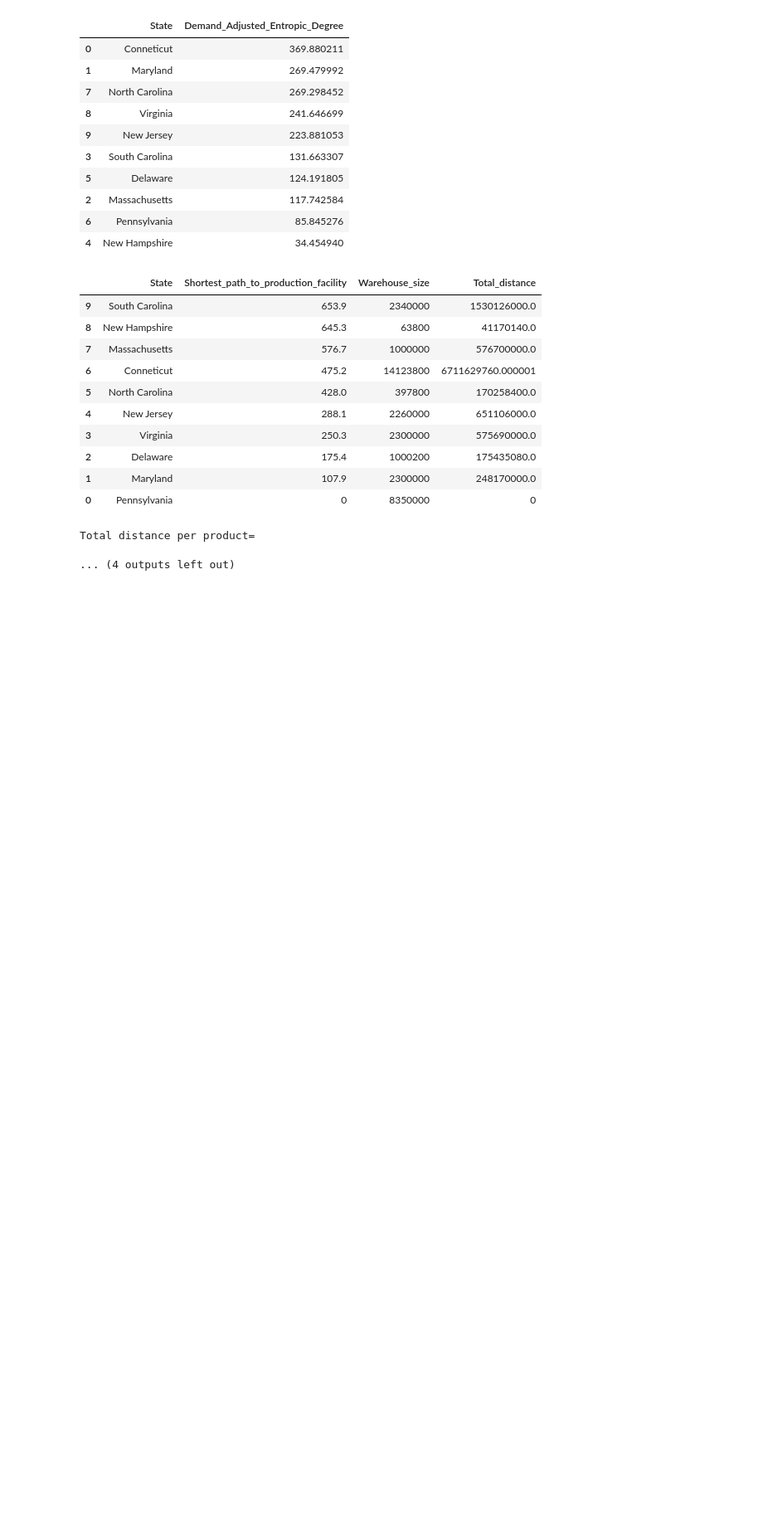
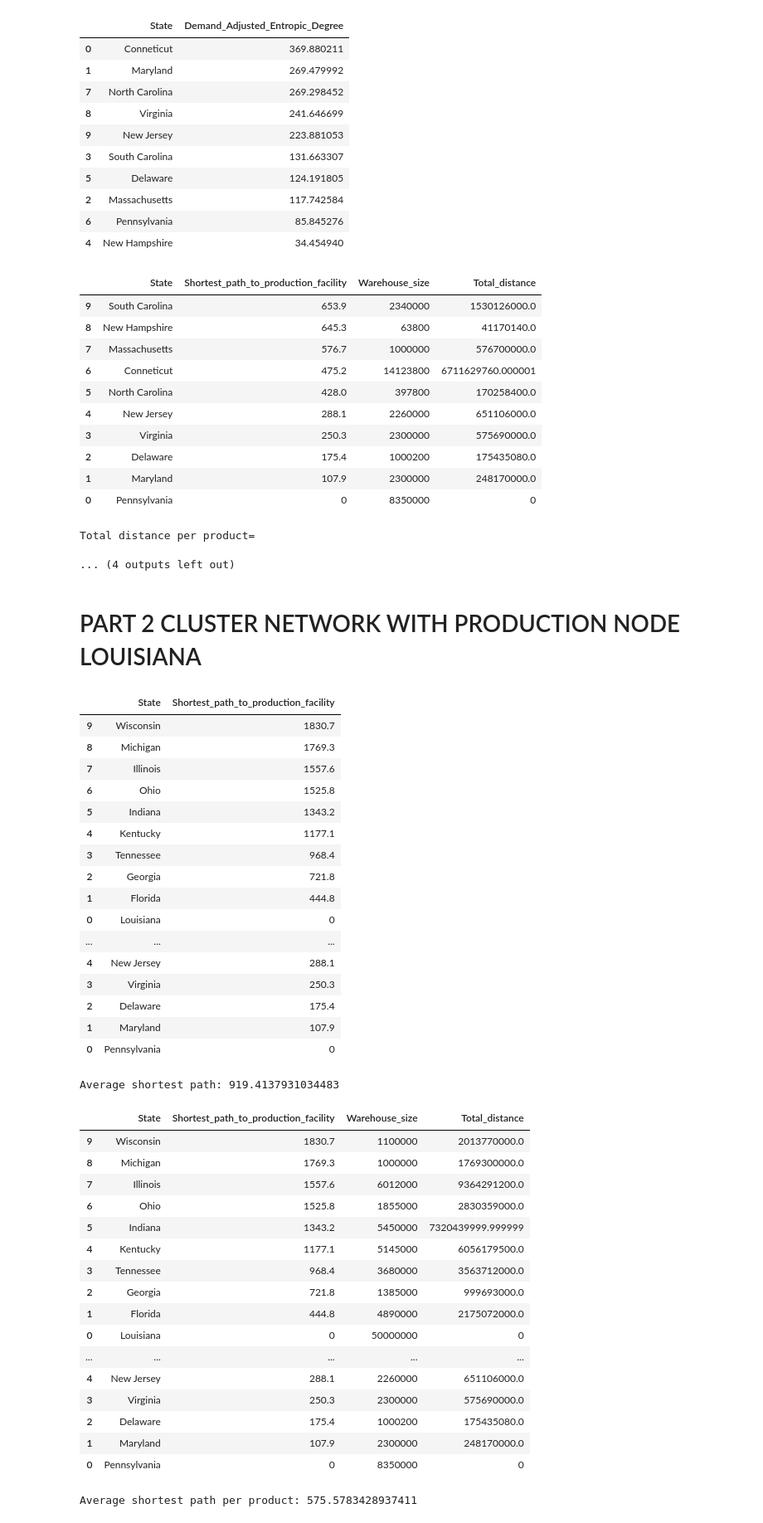
Before and after one commit to kelvinengee/network, a Jupyter notebook: Mississippi.ipynb, the cells around one changed output. Shown at 83% size. Cells and saved outputs as stored; diff of their text form; code cells hidden in the pictures; blank space fills up the shorter version.

```diff
--- a/Mississippi.ipynb
+++ b/Mississippi.ipynb
@@ -1412,3 +1444,63 @@ def metrics_cluster(graph1,graph2,graph3,weight,demand,location1,location2,locat
 
     import warnings
     warnings.filterwarnings("ignore")
+# %%
+def metrics_cluster(graph1,graph2,graph3,weight,demand,location1,location2,location3):
+    global b4
+    b1 = shortest_path(graph1,location1,weight)
+    b2 = shortest_path(graph2,location2,weight)
+    b3 = shortest_path(graph3,location3,weight)
+    b4 = pd.concat([b1, b2, b3])
+    average_shortest_path = b4['Shortest_path_to_production_facility'].sum() / len(b4) - 3
+    display(b4)
+    print("Average shortest path:", average_shortest_path)
+
+    g1 = shortest_path_product1(graph1,location1,weight,demand)
+    g2 = shortest_path_product1(graph2,location2,weight,demand)
+    g3 = shortest_path_product1(graph3,location3,weight,demand)
+    g4 = pd.concat([g1, g2, g3])
+    average_shortest_product_path = g4['Total_distance'].sum()/g4['Warehouse_size'].sum()
+    display(g4)
+    print('Average shortest path per product:', average_shortest_product_path)
+    print('Total distance')
+# %% [markdown]
+# PART 2 CLUSTER NETWORK WITH PRODUCTION NODE LOUISIANA
+# %%
+metrics_cluster(Cluster1_Graph,Cluster2_Graph,Cluster3_Graph,'Distance','warehouse size','Louisiana','California','Pennsylvania')
+# %% [output]
+|  | State | Shortest_path_to_production_facility |
+| 9 | Wisconsin | 1830.7 |
+| 8 | Michigan | 1769.3 |
+| 7 | Illinois | 1557.6 |
+| 6 | Ohio | 1525.8 |
+| 5 | Indiana | 1343.2 |
+| 4 | Kentucky | 1177.1 |
+| 3 | Tennessee | 968.4 |
+| 2 | Georgia | 721.8 |
+| 1 | Florida | 444.8 |
+| 0 | Louisiana | 0 |
+| ... | ... | ... |
+| 4 | New Jersey | 288.1 |
+| 3 | Virginia | 250.3 |
+| 2 | Delaware | 175.4 |
+| 1 | Maryland | 107.9 |
+| 0 | Pennsylvania | 0 |
+Average shortest path: 919.4137931034483
+|  | State | Shortest_path_to_production_facility | Warehouse_size | Total_distance |
+| 9 | Wisconsin | 1830.7 | 1100000 | 2013770000.0 |
+| 8 | Michigan | 1769.3 | 1000000 | 1769300000.0 |
+| 7 | Illinois | 1557.6 | 6012000 | 9364291200.0 |
+| 6 | Ohio | 1525.8 | 1855000 | 2830359000.0 |
+| 5 | Indiana | 1343.2 | 5450000 | 7320439999.999999 |
+| 4 | Kentucky | 1177.1 | 5145000 | 6056179500.0 |
+| 3 | Tennessee | 968.4 | 3680000 | 3563712000.0 |
+| 2 | Georgia | 721.8 | 1385000 | 999693000.0 |
+| 1 | Florida | 444.8 | 4890000 | 2175072000.0 |
+| 0 | Louisiana | 0 | 50000000 | 0 |
+| ... | ... | ... | ... | ... |
+| 4 | New Jersey | 288.1 | 2260000 | 651106000.0 |
+| 3 | Virginia | 250.3 | 2300000 | 575690000.0 |
+| 2 | Delaware | 175.4 | 1000200 | 175435080.0 |
+| 1 | Maryland | 107.9 | 2300000 | 248170000.0 |
+| 0 | Pennsylvania | 0 | 8350000 | 0 |
+Average shortest path per product: 575.5783428937411
```
Also changed, not shown: parts of 4 cells of this notebook.
